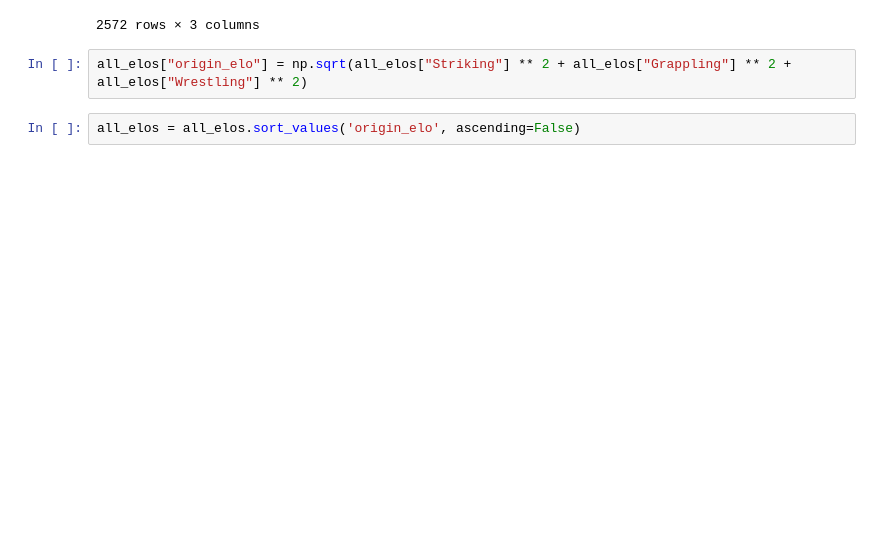
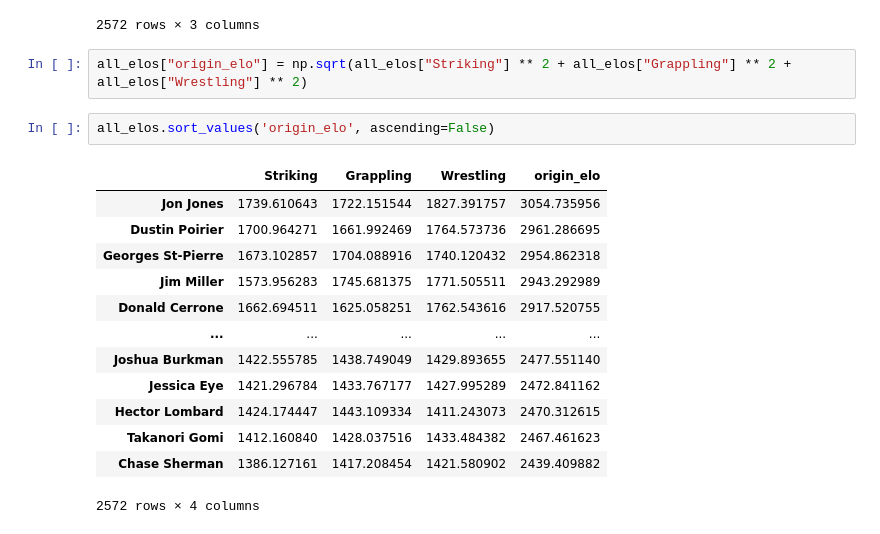
Before and after one commit to DimitrisPantzopoulos/AAHL-Math-IA, a Jupyter notebook: MathIA.ipynb, the cells around one changed output. Drawn from its saved outputs; the diff is of its cells as text; blank space fills up the shorter version.

```diff
--- a/MathIA.ipynb
+++ b/MathIA.ipynb
@@ -122,4 +122,18 @@ all_elos
 # %%
 all_elos["origin_elo"] = np.sqrt(all_elos["Striking"] ** 2 + all_elos["Grappling"] ** 2 + all_elos["Wrestling"] ** 2)
 # %%
-all_elos = all_elos.sort_values('origin_elo', ascending=False)
+all_elos.sort_values('origin_elo', ascending=False)
+# %% [output]
+|  | Striking | Grappling | Wrestling | origin_elo |
+| Jon Jones | 1739.610643 | 1722.151544 | 1827.391757 | 3054.735956 |
+| Dustin Poirier | 1700.964271 | 1661.992469 | 1764.573736 | 2961.286695 |
+| Georges St-Pierre | 1673.102857 | 1704.088916 | 1740.120432 | 2954.862318 |
+| Jim Miller | 1573.956283 | 1745.681375 | 1771.505511 | 2943.292989 |
+| Donald Cerrone | 1662.694511 | 1625.058251 | 1762.543616 | 2917.520755 |
+| ... | ... | ... | ... | ... |
+| Joshua Burkman | 1422.555785 | 1438.749049 | 1429.893655 | 2477.551140 |
+| Jessica Eye | 1421.296784 | 1433.767177 | 1427.995289 | 2472.841162 |
+| Hector Lombard | 1424.174447 | 1443.109334 | 1411.243073 | 2470.312615 |
+| Takanori Gomi | 1412.160840 | 1428.037516 | 1433.484382 | 2467.461623 |
+| Chase Sherman | 1386.127161 | 1417.208454 | 1421.580902 | 2439.409882 |
+2572 rows × 4 columns
```
Also changed, not shown: parts of 4 cells of this notebook, 2 other files.
